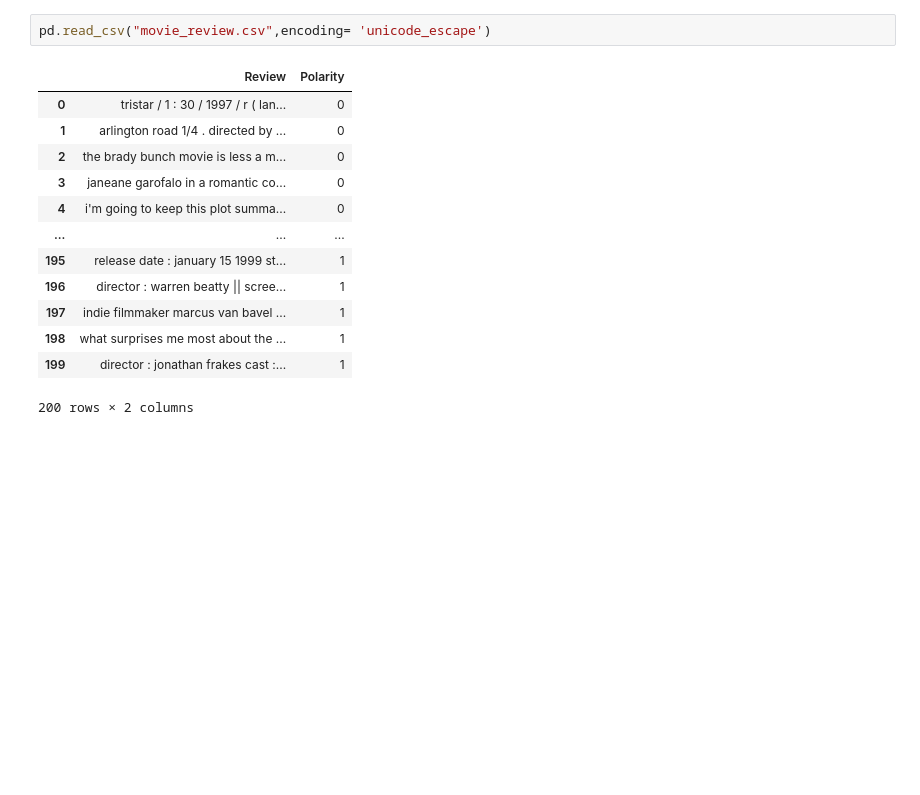
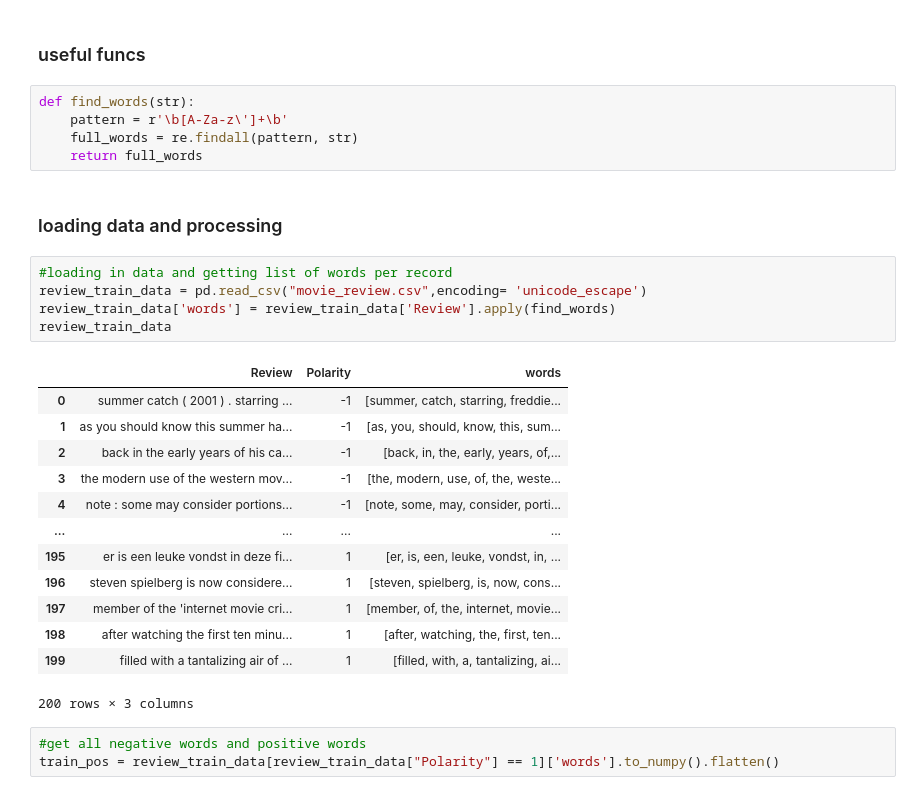
Before and after one commit to GamGam1/ML-Projs, a Jupyter notebook: Sentiment Analysis/Sentiment Analysis SVM.ipynb, the cells around one changed output. Saved outputs shown, nothing was run; the diff lists cells and outputs as text; blank space fills up the shorter version.

```diff
--- a/Sentiment Analysis/Sentiment Analysis SVM.ipynb
+++ b/Sentiment Analysis/Sentiment Analysis SVM.ipynb
@@ -6,16 +5,31 @@ ModuleNotFoundError: No module named 'numpy'
-# %%
-pd.read_csv("movie_review.csv",encoding= 'unicode_escape')
-# %% [output]
-|  | Review | Polarity |
-| 0 | tristar / 1 : 30 / 1997 / r ( lan... | 0 |
-| 1 | arlington road 1/4 . directed by ... | 0 |
-| 2 | the brady bunch movie is less a m... | 0 |
-| 3 | janeane garofalo in a romantic co... | 0 |
-| 4 | i'm going to keep this plot summa... | 0 |
-| ... | ... | ... |
-| 195 | release date : january 15 1999 st... | 1 |
-| 196 | director : warren beatty || scree... | 1 |
-| 197 | indie filmmaker marcus van bavel ... | 1 |
-| 198 | what surprises me most about the ... | 1 |
-| 199 | director : jonathan frakes cast :... | 1 |
-200 rows × 2 columns
+# %% [markdown]
+### useful funcs
+# %%
+def find_words(str):
+    pattern = r'\b[A-Za-z\']+\b'
+    full_words = re.findall(pattern, str)
+    return full_words
+# %% [markdown]
+### loading data and processing
+# %%
+#loading in data and getting list of words per record
+review_train_data = pd.read_csv("movie_review.csv",encoding= 'unicode_escape')
+review_train_data['words'] = review_train_data['Review'].apply(find_words)
+review_train_data
+# %% [output]
+|  | Review | Polarity | words |
+| 0 | summer catch ( 2001 ) . starring ... | -1 | [summer, catch, starring, freddie... |
+| 1 | as you should know this summer ha... | -1 | [as, you, should, know, this, sum... |
+| 2 | back in the early years of his ca... | -1 | [back, in, the, early, years, of,... |
+| 3 | the modern use of the western mov... | -1 | [the, modern, use, of, the, weste... |
+| 4 | note : some may consider portions... | -1 | [note, some, may, consider, porti... |
+| ... | ... | ... | ... |
+| 195 | er is een leuke vondst in deze fi... | 1 | [er, is, een, leuke, vondst, in, ... |
+| 196 | steven spielberg is now considere... | 1 | [steven, spielberg, is, now, cons... |
+| 197 | member of the 'internet movie cri... | 1 | [member, of, the, internet, movie... |
+| 198 | after watching the first ten minu... | 1 | [after, watching, the, first, ten... |
+| 199 | filled with a tantalizing air of ... | 1 | [filled, with, a, tantalizing, ai... |
+200 rows × 3 columns
+# %%
+#get all negative words and positive words
+train_pos = review_train_data[review_train_data["Polarity"] == 1]['words'].to_numpy().flatten()
```
Also changed, not shown: parts of 4 cells of this notebook.
